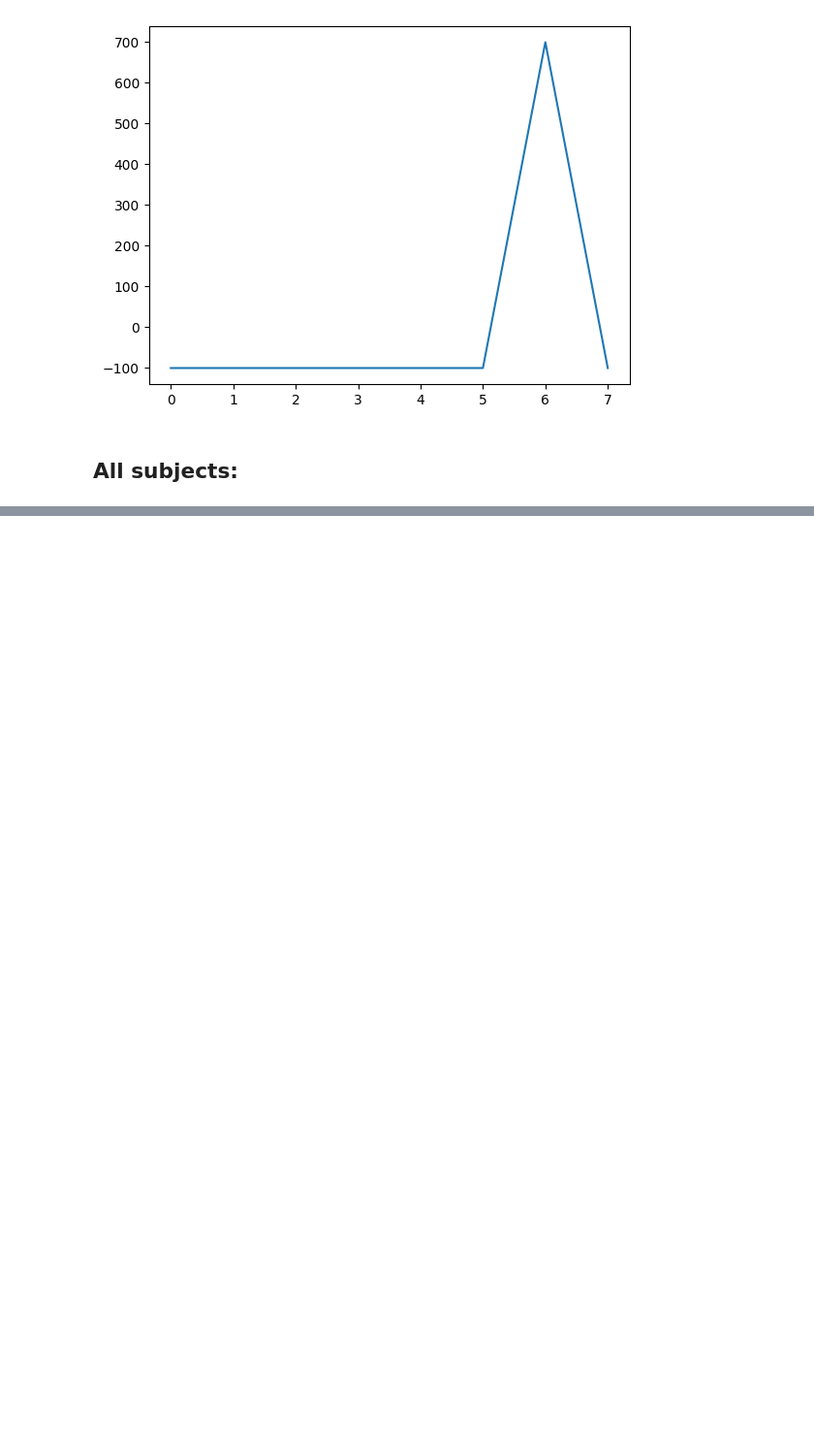
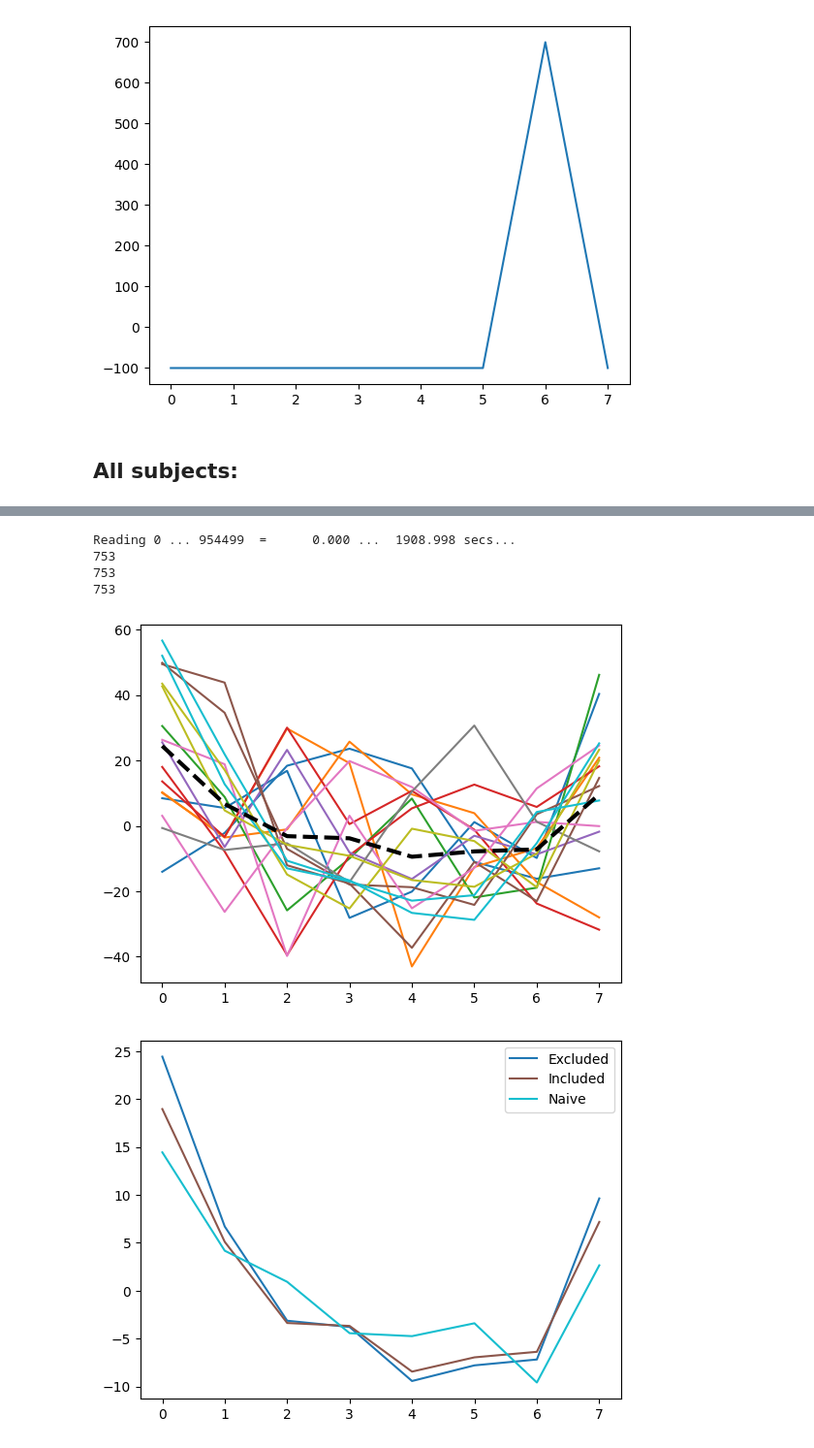
Before and after one commit to YannickLeon/EEGAnalysis, a Jupyter notebook: filtering2.ipynb, the cells around one changed output, grey strips where cells are left out. Shown at 97% size. Saved outputs shown, nothing was run; the diff lists cells and outputs as text; code cells hidden in the pictures; blank space fills up the shorter version.

```diff
--- a/filtering2.ipynb
+++ b/filtering2.ipynb
@@ -260,0 +280,10 @@ print(deviation_std[0])
+# %%
+aggregated, not_aggregated = get_deviation_for_subjects(17, "COLLECT_STAR", range(48,49), baseline_methods=["exclude_event", "include_event", "naive"])
+plot_all(aggregated, not_aggregated)
+# %% [output]
+Reading 0 ... 954499  =      0.000 ...  1908.998 secs...
+753
+753
+753
+[figure, added]
+[figure, added]
```
Also changed, not shown: parts of 26 cells of this notebook.
